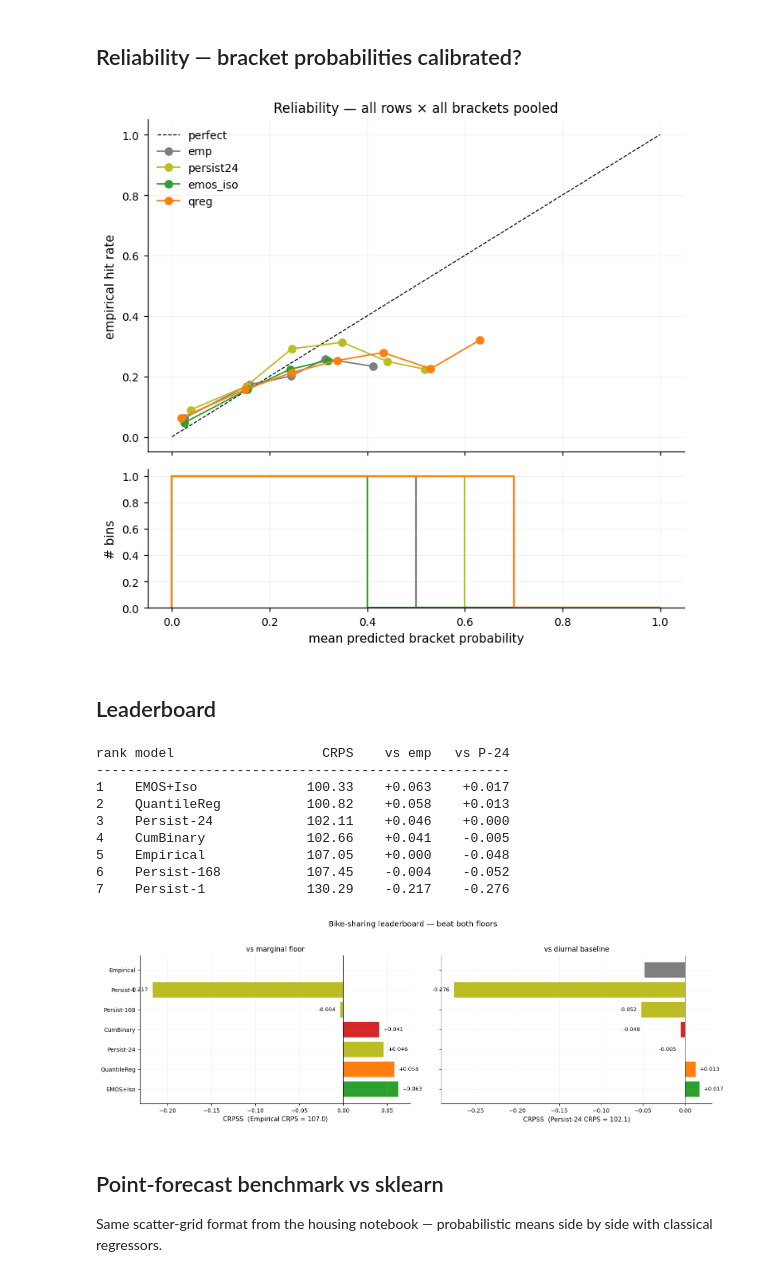
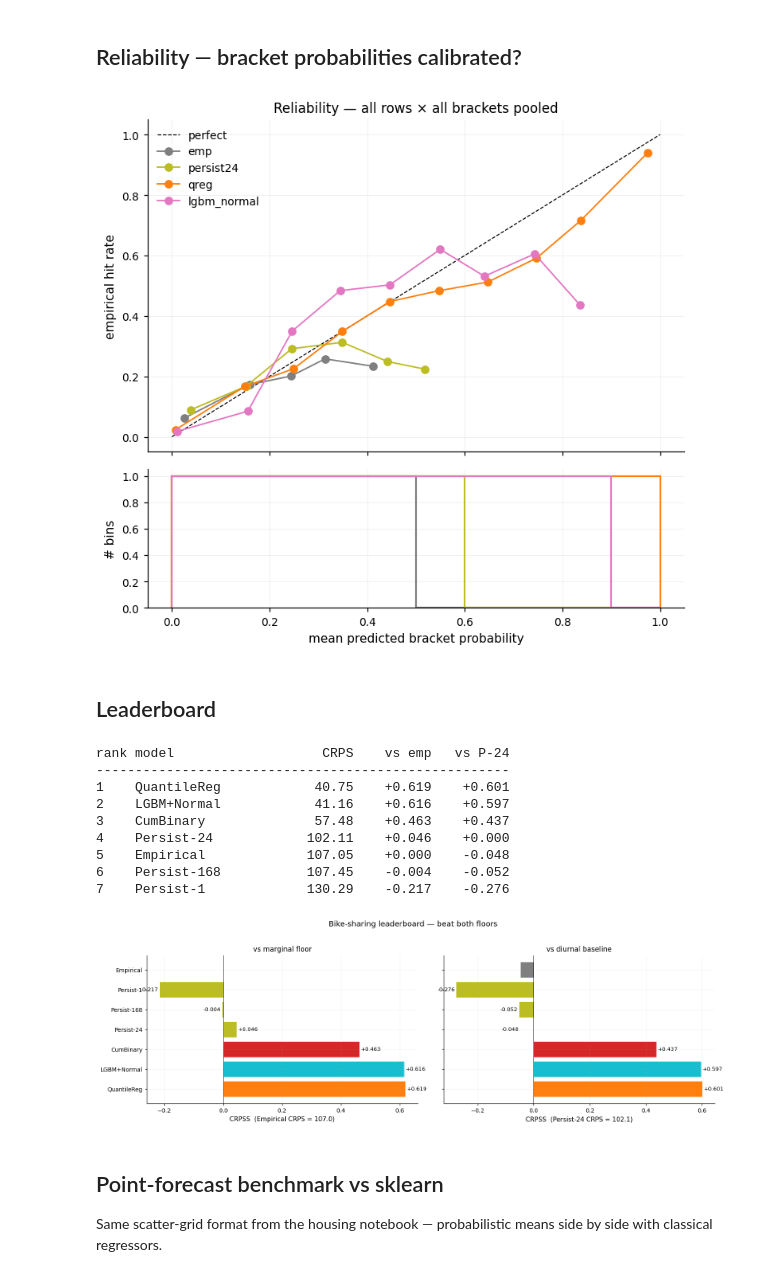
Before and after one commit to FrederikBenirschke/bracket-learn, a Jupyter notebook: notebooks/bike_sharing_timeseries.ipynb, the cells around one changed output. Saved outputs shown, nothing was run; the diff lists cells and outputs as text; code cells hidden in the pictures.

```diff
--- a/notebooks/bike_sharing_timeseries.ipynb
+++ b/notebooks/bike_sharing_timeseries.ipynb
@@ -108,13 +123,15 @@ so persistence-style leakage across the boundary is ruled out.
 model = [
     Pipeline([EmpiricalDistribution()], name="emp"),
     Pipeline([Persistence(lag=24), GlobalResidual()], name="persist24"),
-    Pipeline([EMOS(), Isotonic(pre_integrate_edges=edges)], name="emos_iso"),
     Pipeline([QuantileReg(n_estimators=200, learning_rate=0.05, random_seed=0)], name="qreg"),
+    Pipeline([SklearnPoint(LGBMRegressor(n_estimators=200, learning_rate=0.05,
+                                         verbose=-1, random_state=0)),
+              GlobalResidual()], name="lgbm_normal"),
 ]
 wf = WalkForward(
     cv="expanding-window", n_folds=5, embargo=24, refit_on_full=False,
 )
-result = wf.fit_predict(model, X_ens, y, ids=ids, timestamps=ts)
+result = wf.fit_predict(model, X, y, ids=ids, timestamps=ts)
 print(result.to_table(y, metrics=["crps", "log_score", "pit"]))
 # %% [output]
 stage              n_oof          crps     log_score      pit_mean       pit_std
@@ -134,7 +150,7 @@ because its input is a temperature-jitter ensemble, not features.
 # %%
 crps_scores = result.score(y, metrics=["crps"])
 panels = []
-for name in ["emp", "persist24", "emos_iso", "qreg"]:
+for name in ["emp", "persist24", "qreg", "lgbm_normal"]:
     dist = result[name]
     y_oof = y[dist.ids.astype(int)]
     mu = to_point(dist, how="mean")
@@ -156,7 +172,7 @@ plt.show()
 ## PIT histograms
 # %%
 fig, axes = plt.subplots(1, 4, figsize=(13, 3.4), sharey=True)
-for ax, name in zip(axes, ["emp", "persist24", "emos_iso", "qreg"], strict=True):
+for ax, name in zip(axes, ["emp", "persist24", "qreg", "lgbm_normal"], strict=True):
     dist = result[name]
     y_oof = y[dist.ids.astype(int)]
     pit_vals = pit(dist, y_oof)
@@ -270,7 +286,7 @@ def _reliability(dist, edges, y_oof, n_bins=10):
 
 
 series = []
-for name in ["emp", "persist24", "emos_iso", "qreg"]:
+for name in ["emp", "persist24", "qreg", "lgbm_normal"]:
     dist = result[name]
     y_oof = y[dist.ids.astype(int)]
     mp, hr = _reliability(dist, edges, y_oof)
@@ -280,7 +296,7 @@ fig = reliability_with_histogram(
 )
 plt.show()
 # %% [output]
-[figure, old version]
+[figure, new version]
 # %% [markdown]
 ## Leaderboard
 # %%
@@ -293,11 +309,11 @@ _cut_by_id = {int(i): cuts for i in ids}
 _outer_by_id = {int(i): (float(edges[0]), float(edges[-1])) for i in ids}
 
 
-def _score_one(stage_name, forecaster, x_in=None):
+def _score_one(stage_name, forecaster):
     m = forecaster if isinstance(forecaster, Pipeline) else Pipeline([forecaster], name=stage_name)
     r = WalkForward(
         cv="expanding-window", n_folds=5, embargo=24, refit_on_full=False,
-    ).fit_predict(m, x_in if x_in is not None else X_ens, y, ids=ids, timestamps=ts)
+    ).fit_predict(m, X, y, ids=ids, timestamps=ts)
     return r.score(y, metrics=["crps"])[m.name]["crps"]
 
 
@@ -312,16 +328,18 @@ lb = {
     "Persist-168":    _score_one("p168", Pipeline(
         [Persistence(lag=168), GlobalResidual()], name="p168",
     )),
-    "EMOS+Iso":       _score_one("emos_iso", Pipeline(
-        [EMOS(), Isotonic(pre_integrate_edges=edges)], name="emos_iso",
-    )),
     "QuantileReg":    _score_one("qreg", QuantileReg(
         n_estimators=200, learning_rate=0.05, random_seed=0,
-    ), x_in=X),
+    )),
+    "LGBM+Normal":    _score_one("lgbm", Pipeline(
+        [SklearnPoint(LGBMRegressor(n_estimators=200, learning_rate=0.05,
+                                    verbose=-1, random_state=0)),
+         GlobalResidual()], name="lgbm",
+    )),
     "CumBinary":      _score_one("cum", CumulativeBinary(
         cutpoints_by_id=_cut_by_id, outer_edges_by_id=_outer_by_id,
-        n_estimators=80,
-    ), x_in=X),
+        n_estimators=120,
+    )),
 }
 
 rows = sorted(lb.items(), key=lambda kv: kv[1])
@@ -337,38 +355,38 @@ for i, (name, c) in enumerate(rows, 1):
 fig, axes = plt.subplots(1, 2, figsize=(14, 4.5), sharey=True)
 for ax, (base_name, base_v, suffix) in zip(
     axes,
     [("Empirical", base_emp, "vs marginal floor"),
      ("Persist-24", seas, "vs diurnal baseline")],
     strict=True,
 ):
     items = [(n, v) for n, v in rows if n != base_name]
     skills = [(n, 1.0 - v / base_v) for n, v in items]
     skills.sort(key=lambda p: -p[1])
     names = [s[0] for s in skills]
     vals = [s[1] for s in skills]
     colors = [color_for(n) for n in names]
     ax.barh(names, vals, color=colors, edgecolor="white", linewidth=0.4)
     ax.axvline(0, color="black", lw=0.6)
     ax.invert_yaxis()
     ax.set_xlabel(f"CRPSS  ({base_name} CRPS = {base_v:.1f})")
     ax.set_title(suffix)
     for i, s in enumerate(vals):
         ax.text(s + (0.005 if s > 0 else -0.005), i, f"{s:+.3f}",
                 va="center", ha="left" if s > 0 else "right", fontsize=8.5)
 fig.suptitle("Bike-sharing leaderboard — beat both floors", y=1.02)
 fig.tight_layout()
 plt.show()
 # %% [output]
 rank model                   CRPS    vs emp   vs P-24
 -----------------------------------------------------
-1    EMOS+Iso              100.33    +0.063    +0.017
-2    QuantileReg           100.82    +0.058    +0.013
-3    Persist-24            102.11    +0.046    +0.000
-4    CumBinary             102.66    +0.041    -0.005
+1    QuantileReg            40.75    +0.619    +0.601
+2    LGBM+Normal            41.16    +0.616    +0.597
+3    CumBinary              57.48    +0.463    +0.437
+4    Persist-24            102.11    +0.046    +0.000
 5    Empirical             107.05    +0.000    -0.048
 6    Persist-168           107.45    -0.004    -0.052
 7    Persist-1             130.29    -0.217    -0.276
-[figure, old version]
+[figure, new version]
 # %% [markdown]
 ## Point-forecast benchmark vs sklearn
 
```
Also changed, not shown: parts of 12 cells of this notebook, 2 other files.
